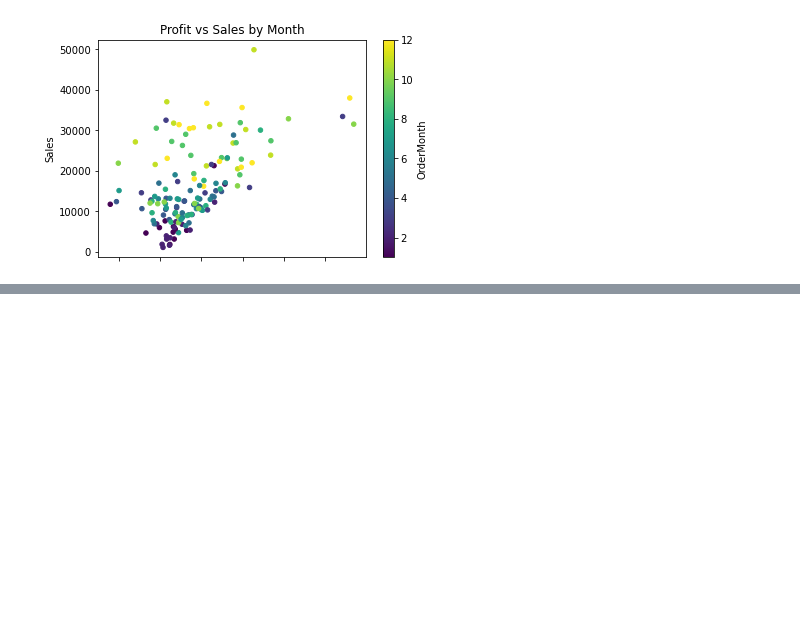
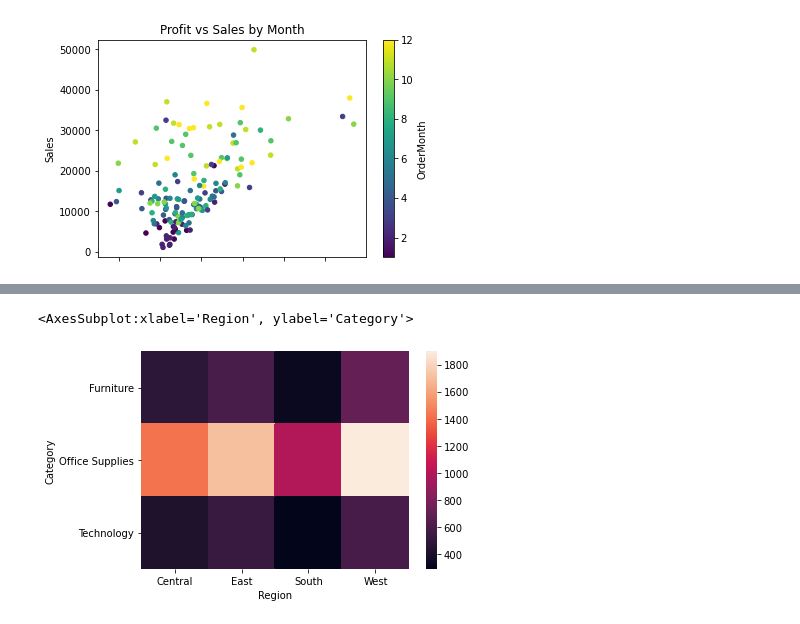
Before and after one commit to ZackSoucek/301-project1, a Jupyter notebook: ProjectSuperstore.ipynb, the cells around one changed output, grey strips where cells are left out. Cells and saved outputs as stored; diff of their text form; code cells hidden in the pictures; blank space fills up the shorter version.

```diff
--- a/ProjectSuperstore.ipynb
+++ b/ProjectSuperstore.ipynb
@@ -262,0 +295,6 @@ q9.plot.scatter(x="Profit",y="Sales",c=q9["Category"].map(q9c),colormap='viridis
+# %%
+cp_re = ss.groupby(["Category","Region"]).count()["Row ID"].unstack()
+sns.heatmap(cp_re)
+# %% [output]
+<AxesSubplot:xlabel='Region', ylabel='Category'>
+[figure, added]
```
Also changed, not shown: parts of 10 cells of this notebook.
